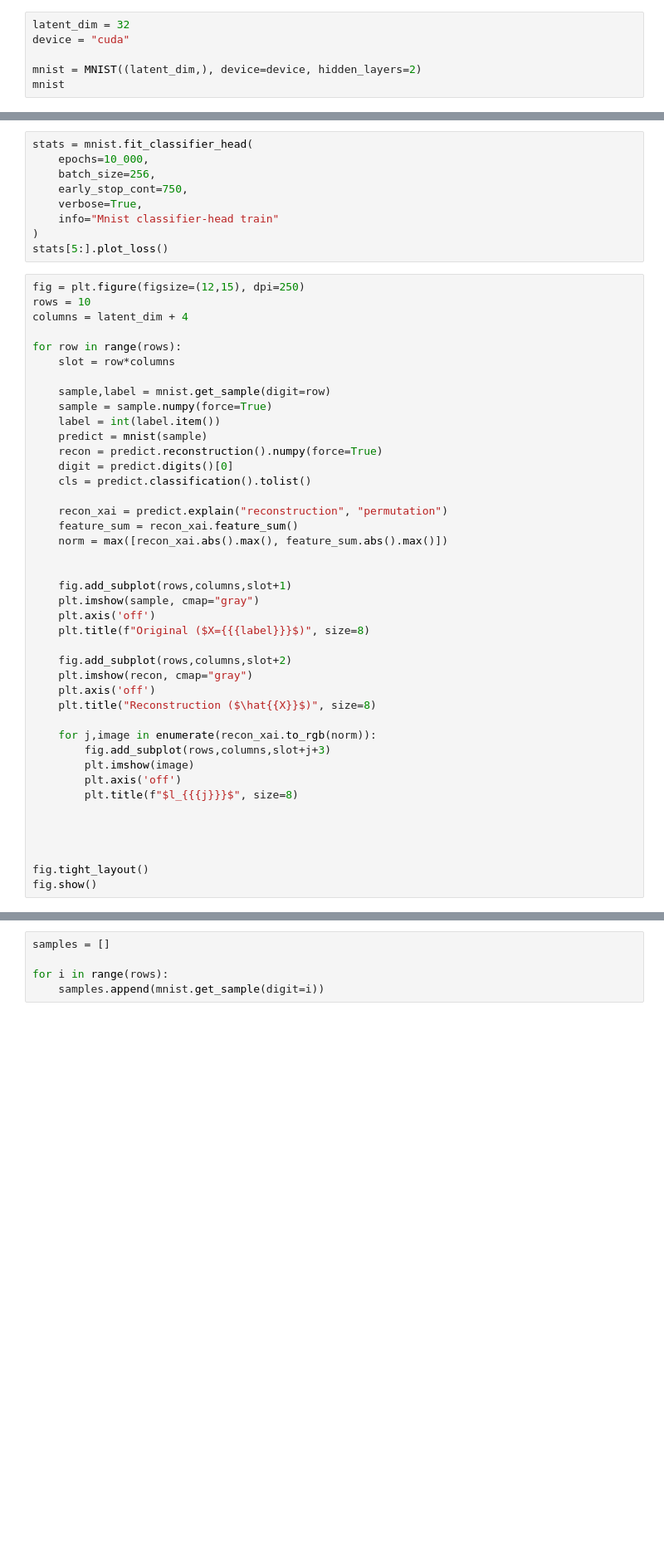
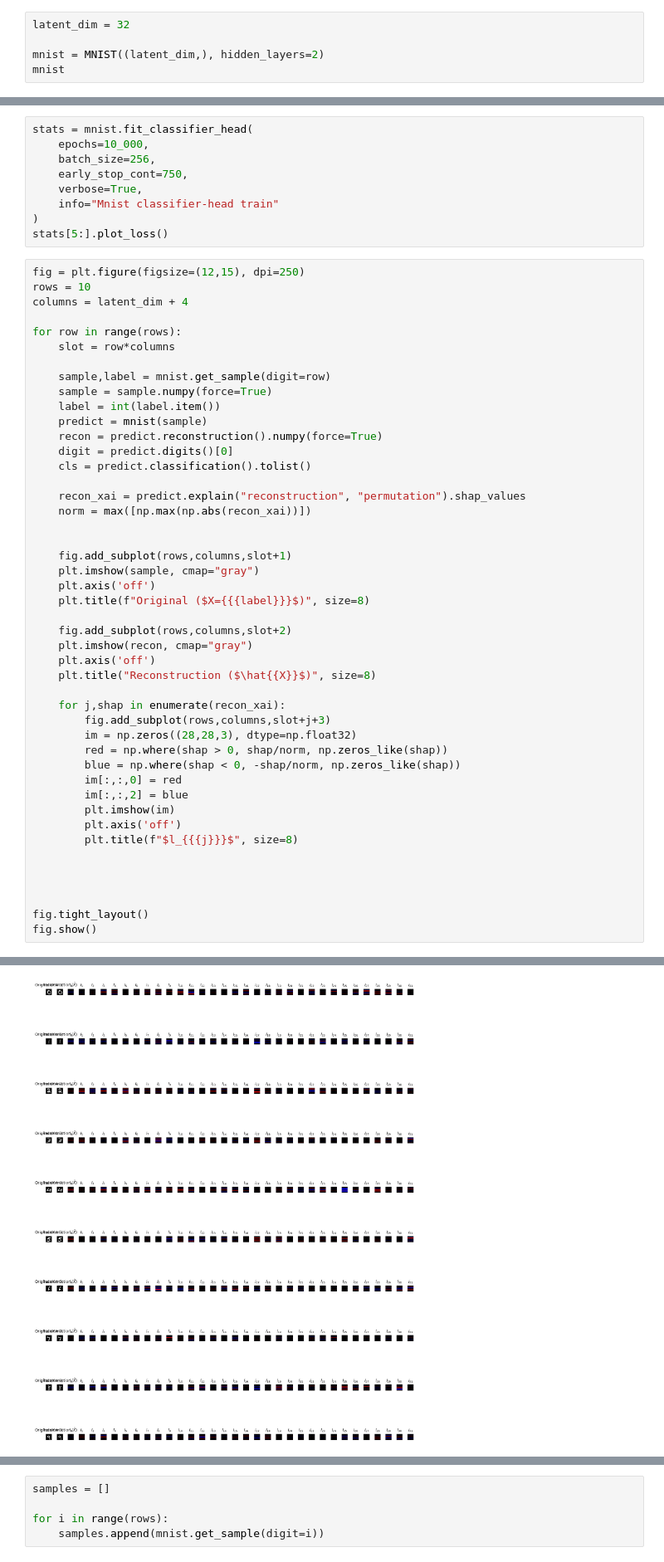
Before and after one commit to eivind-bn/master-project, a Jupyter notebook: mnist_autoencoder.ipynb, the cells around one changed output, grey strips where cells are left out. Shown at 83% size. Drawn from its saved outputs; the diff is of its cells as text; blank space fills up the shorter version.

Commit message:
bug in permutation explainer

```diff
--- a/mnist_autoencoder.ipynb
+++ b/mnist_autoencoder.ipynb
@@ -6,8 +6,7 @@ import random
 import numpy as np
 # %%
 latent_dim = 32
-device = "cuda"
 
-mnist = MNIST((latent_dim,), device=device, hidden_layers=2)
+mnist = MNIST((latent_dim,), hidden_layers=2)
 mnist
 # %% [output]
@@ -49,9 +47,8 @@ for row in range(rows):
     digit = predict.digits()[0]
     cls = predict.classification().tolist()
 
-    recon_xai = predict.explain("reconstruction", "permutation")
-    feature_sum = recon_xai.feature_sum()
-    norm = max([recon_xai.abs().max(), feature_sum.abs().max()])
+    recon_xai = predict.explain("reconstruction", "permutation").shap_values
+    norm = max([np.max(np.abs(recon_xai))])
 
 
     fig.add_subplot(rows,columns,slot+1)
@@ -64,9 +61,14 @@ for row in range(rows):
     plt.axis('off')
     plt.title("Reconstruction ($\hat{{X}}$)", size=8)
 
-    for j,image in enumerate(recon_xai.to_rgb(norm)):
+    for j,shap in enumerate(recon_xai):
         fig.add_subplot(rows,columns,slot+j+3)
-        plt.imshow(image)
+        im = np.zeros((28,28,3), dtype=np.float32)
+        red = np.where(shap > 0, shap/norm, np.zeros_like(shap))
+        blue = np.where(shap < 0, -shap/norm, np.zeros_like(shap))
+        im[:,:,0] = red
+        im[:,:,2] = blue
+        plt.imshow(im)
         plt.axis('off')
         plt.title(f"$l_{{{j}}}$", size=8)
 
@@ -75,3 +77,4 @@ for row in range(rows):
 
 fig.tight_layout()
 fig.show()
+# %% [output]
@@ -78,3 +82,4 @@ fig.show()
+[figure, added]
 # %%
 fig = plt.figure(figsize=(20,15), dpi=250)
 rows = 10
```
Also changed, not shown: parts of 4 cells of this notebook, 2 other files.
